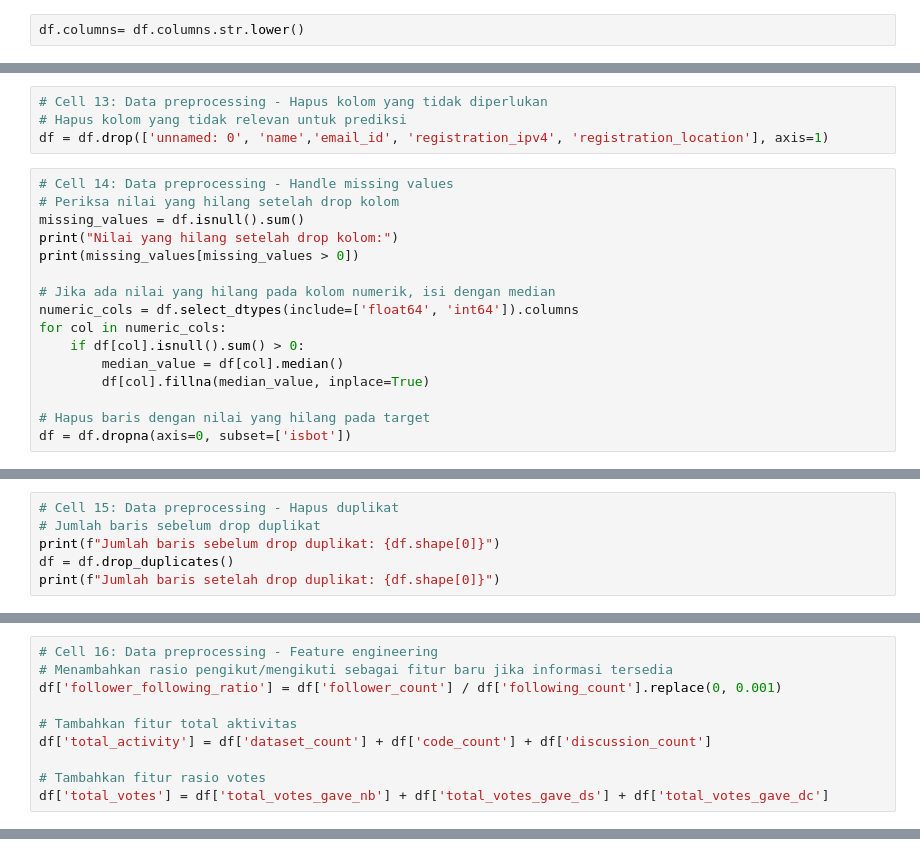
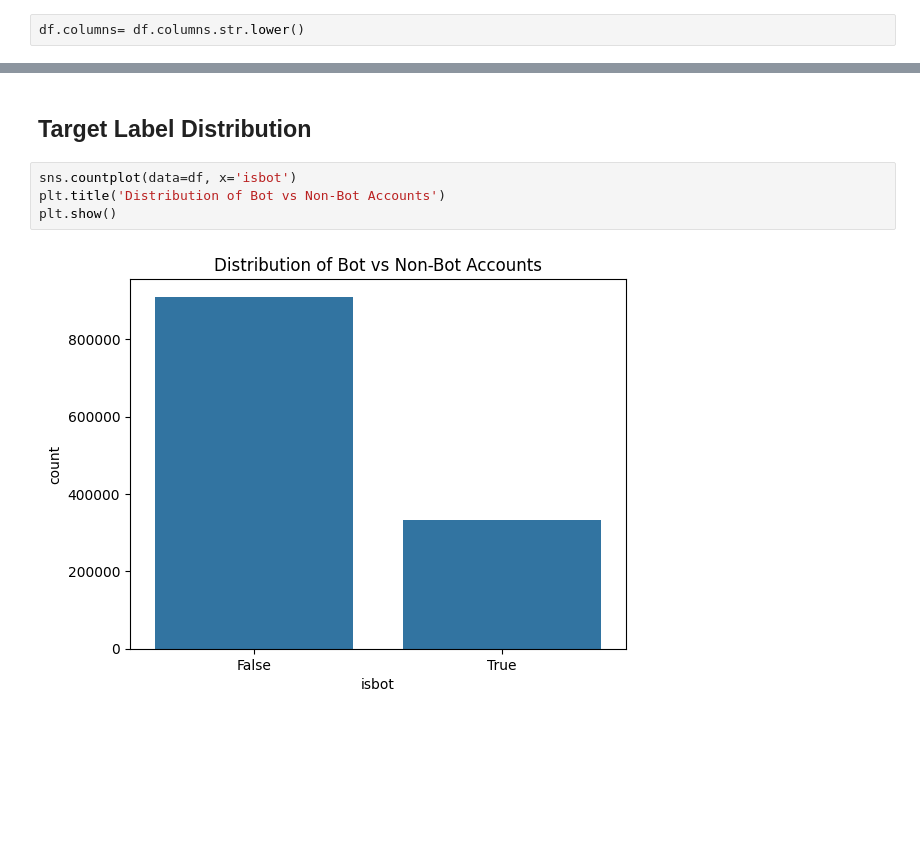
Before and after one commit to notsuperganang/kaggle-bot-detector, a Jupyter notebook: notebook.ipynb, the cells around one changed output, grey strips where cells are left out. Saved outputs shown, nothing was run; the diff lists cells and outputs as text; blank space fills up the shorter version.

```diff
--- a/notebook.ipynb
+++ b/notebook.ipynb
@@ -160,20 +56,0 @@ plt.show()
-# %%
-# Cell 13: Data preprocessing - Hapus kolom yang tidak diperlukan
-# Hapus kolom yang tidak relevan untuk prediksi
-df = df.drop(['unnamed: 0', 'name','email_id', 'registration_ipv4', 'registration_location'], axis=1)
-# %%
-# Cell 14: Data preprocessing - Handle missing values
-# Periksa nilai yang hilang setelah drop kolom
-missing_values = df.isnull().sum()
-print("Nilai yang hilang setelah drop kolom:")
-print(missing_values[missing_values > 0])
-
-# Jika ada nilai yang hilang pada kolom numerik, isi dengan median
-numeric_cols = df.select_dtypes(include=['float64', 'int64']).columns
-for col in numeric_cols:
-    if df[col].isnull().sum() > 0:
-        median_value = df[col].median()
-        df[col].fillna(median_value, inplace=True)
-
-# Hapus baris dengan nilai yang hilang pada target
-df = df.dropna(axis=0, subset=['isbot'])
@@ -212,6 +56,0 @@ For example, when doing 'df[col].method(value, inplace=True)', try using 'df.met
-# %%
-# Cell 15: Data preprocessing - Hapus duplikat
-# Jumlah baris sebelum drop duplikat
-print(f"Jumlah baris sebelum drop duplikat: {df.shape[0]}")
-df = df.drop_duplicates()
-print(f"Jumlah baris setelah drop duplikat: {df.shape[0]}")
@@ -221,10 +56,0 @@ Jumlah baris setelah drop duplikat: 1241758
-# %%
-# Cell 16: Data preprocessing - Feature engineering
-# Menambahkan rasio pengikut/mengikuti sebagai fitur baru jika informasi tersedia
-df['follower_following_ratio'] = df['follower_count'] / df['following_count'].replace(0, 0.001)
-
-# Tambahkan fitur total aktivitas
-df['total_activity'] = df['dataset_count'] + df['code_count'] + df['discussion_count']
-
-# Tambahkan fitur rasio votes
-df['total_votes'] = df['total_votes_gave_nb'] + df['total_votes_gave_ds'] + df['total_votes_gave_dc']
@@ -564,0 +136,8 @@ make_confusion_matrix(voting_clf, X_test, y_test)
+# %% [markdown]
+## **Target Label Distribution**
+# %%
+sns.countplot(data=df, x='isbot')
+plt.title('Distribution of Bot vs Non-Bot Accounts')
+plt.show()
+# %% [output]
+[figure, added]
```
Also changed, not shown: parts of 84 cells of this notebook, 1 other file.
